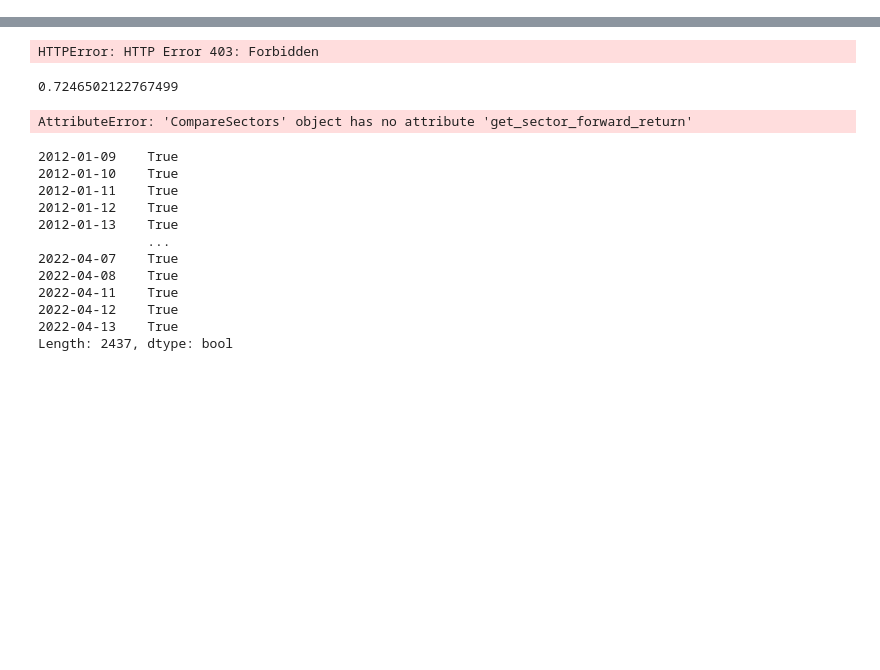
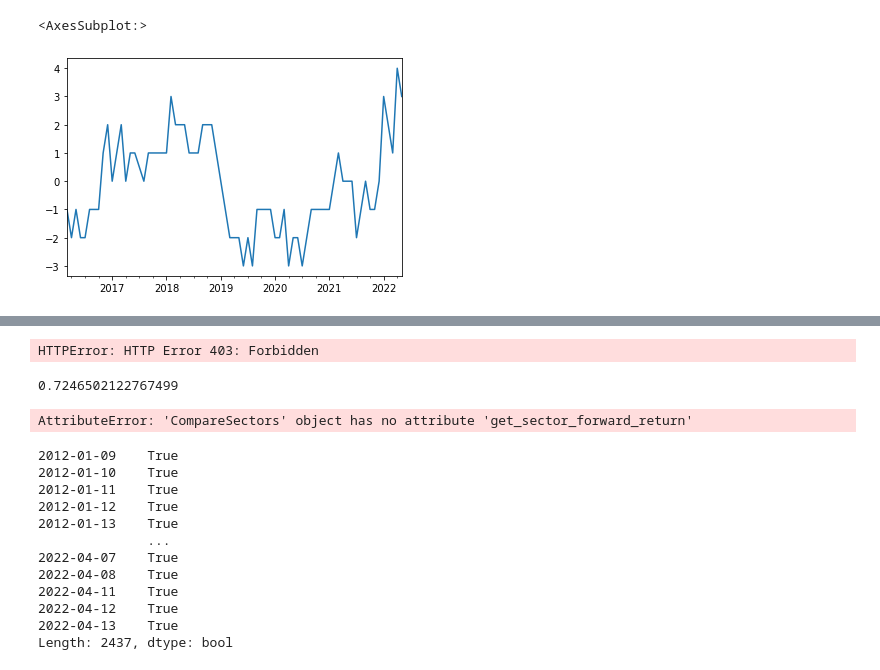
Before and after one commit to Rhys2024/740, a Jupyter notebook: Building.ipynb, the cells around one changed output, grey strips where cells are left out. Cells and saved outputs as stored; diff of their text form; code cells hidden in the pictures; blank space fills up the shorter version.

```diff
--- a/Building.ipynb
+++ b/Building.ipynb
@@ -100,0 +208,10 @@ exposure_report.mean_returns
+# %%
+
+
+ok = exposure_report.scores['Real Yield'].copy()
+
+
+round(ok.groupby(pd.PeriodIndex(ok.index, freq="M")).mean(), 0).plot()
+# %% [output]
+<AxesSubplot:>
+[figure, added]
```
Also changed, not shown: parts of 19 cells of this notebook, 6 other files.
